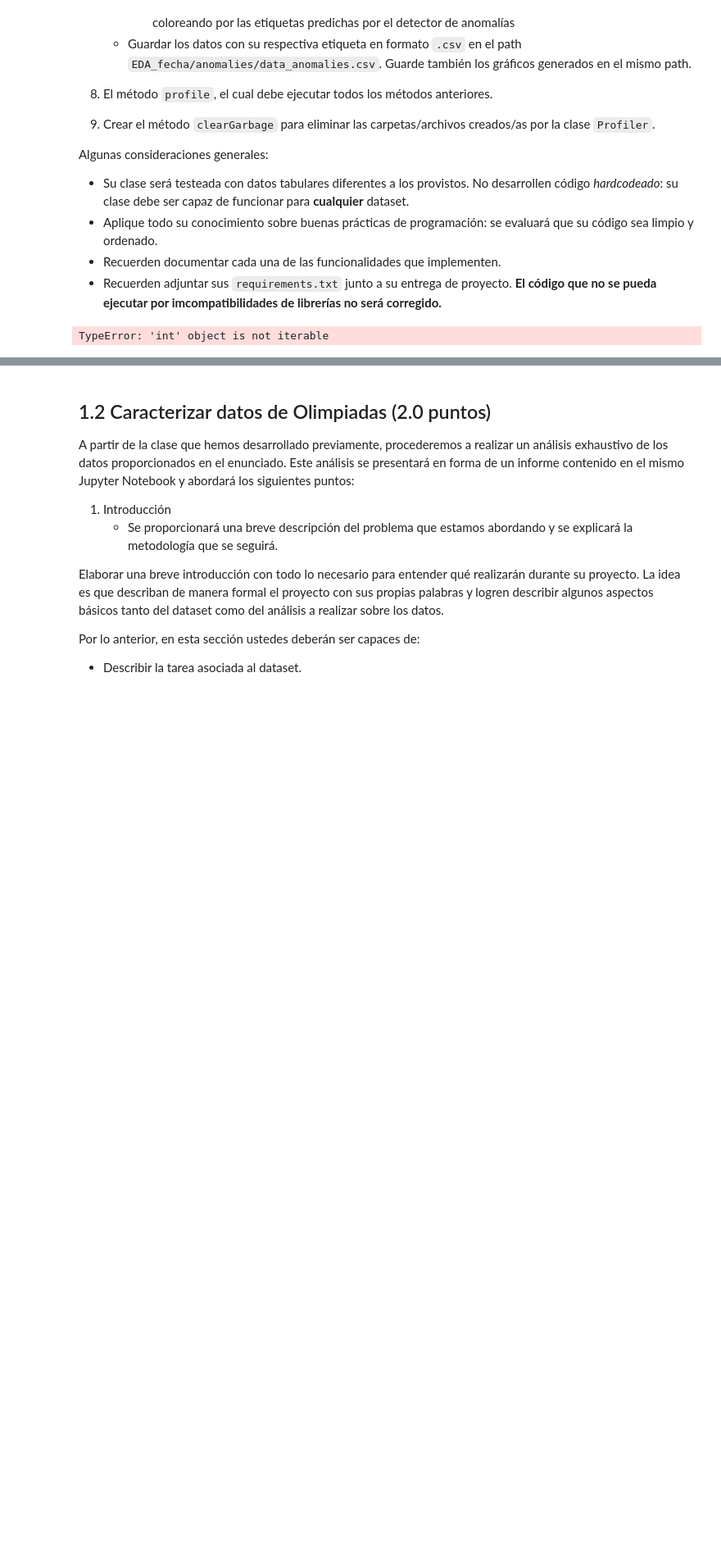
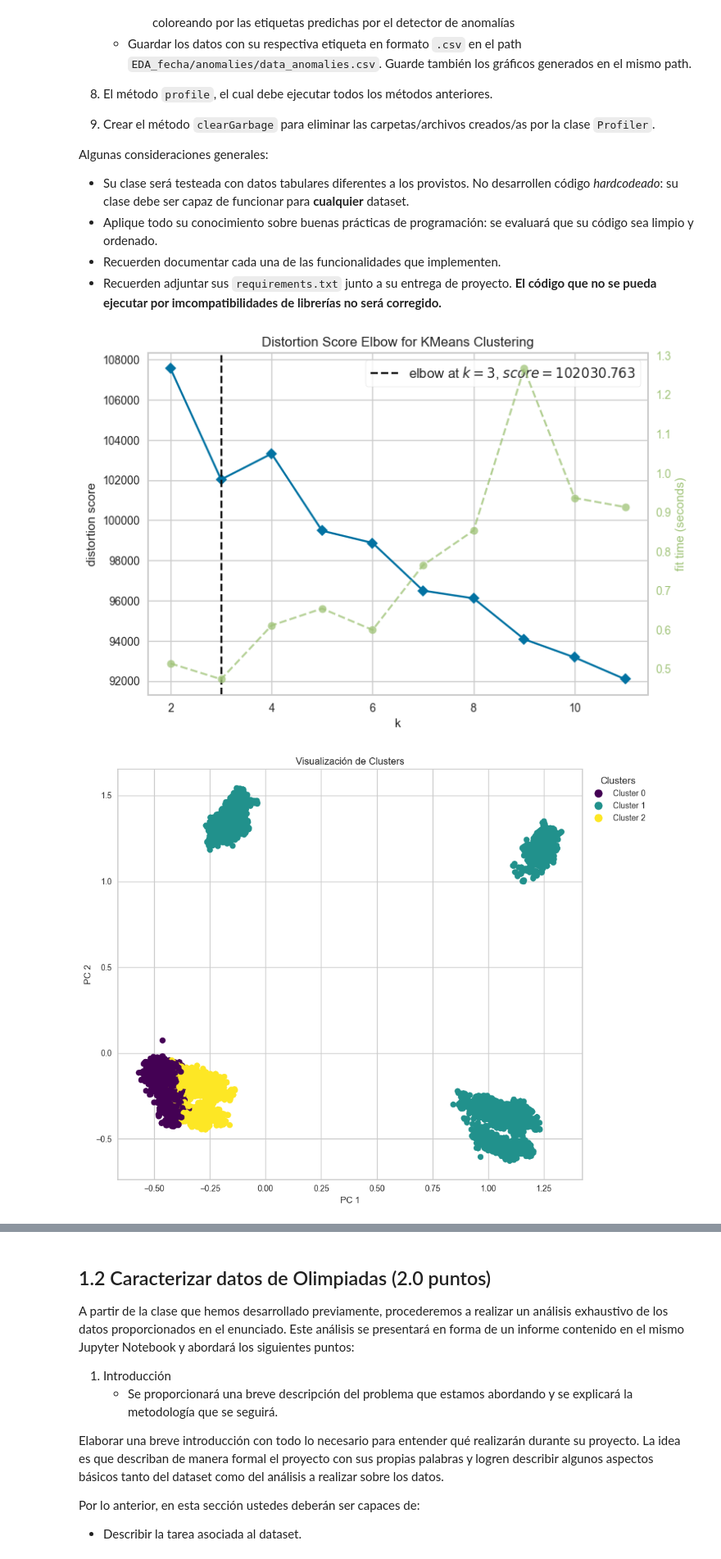
Before and after one commit to tomasaguirre-ignacioalbornoz/MDS7202, a Jupyter notebook: Proyecto1/Proyecto_enunciado.ipynb, the cells around one changed output, grey strips where cells are left out. Shown at 82% size. Cells and saved outputs as stored; diff of their text form; code cells hidden in the pictures; blank space fills up the shorter version.

```diff
--- a/Proyecto1/Proyecto_enunciado.ipynb
+++ b/Proyecto1/Proyecto_enunciado.ipynb
@@ -147,4 +147,12 @@ from yellowbrick.cluster import KElbowVisualizer
 from sklearn.base import ClusterMixin
 from sklearn.svm import OneClassSVM
 from matplotlib.lines import Line2D
-df = pd.read_parquet('olimpiadas.parquet')
+
+# Lee el archivo parquet completo
+df_original = pd.read_parquet('olimpiadas.parquet')
+
+# Calcula el número de filas que corresponde a un cuarto del DataFrame original
+nrows = df_original.shape[0] // 16
+
+# Obtiene las primeras 'nrows' filas del DataFrame original
+df = df_original.head(nrows)
@@ -859,16 +985,17 @@ class Profiler():
 # %%
-profiler = Profiler(df)  # Suponiendo que ya has creado una instancia de la clase Profiler
+profiler = Profiler(df)
 
 summ, plt_vars, clean_data, scaled_data, clusters, anomalies = profiler.profile(variables_of_interest_summarize=None, criteria_for_outliers=None,
                 variables_of_interest_plot=None, top_n_categories=5, variables_of_interest_clean_data=None,
                 drop_duplicates=True,
-                drop_na=True,
-                impute_na=False,
+                drop_na=False,
+                impute_na=True,
                 numeric_cols = ['age', 'height', 'weight'],
                 scaling_technique = OneHotEncoder(sparse_output=False),
                 clustering_algorithm = KMeans(n_init='auto'),
                 n_clusters_range = (2, 12),
                 plot_elbow = True,
                 anomaly_detection_algorithm=IsolationForest())
 # %% [output]
-TypeError: 'int' object is not iterable
+[figure, added]
+[figure, added]
```
Also changed, not shown: parts of 6 cells of this notebook, 28 other files.
